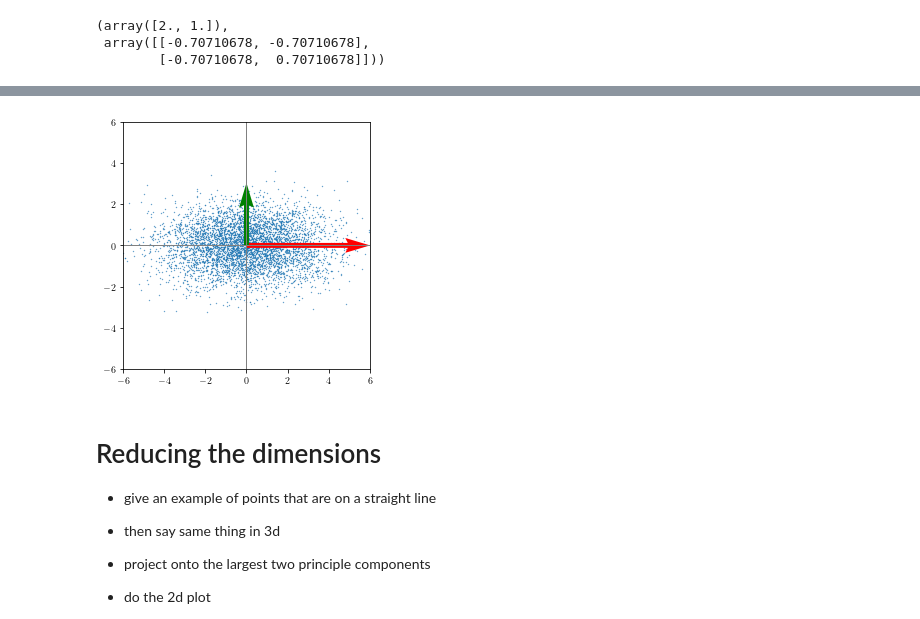
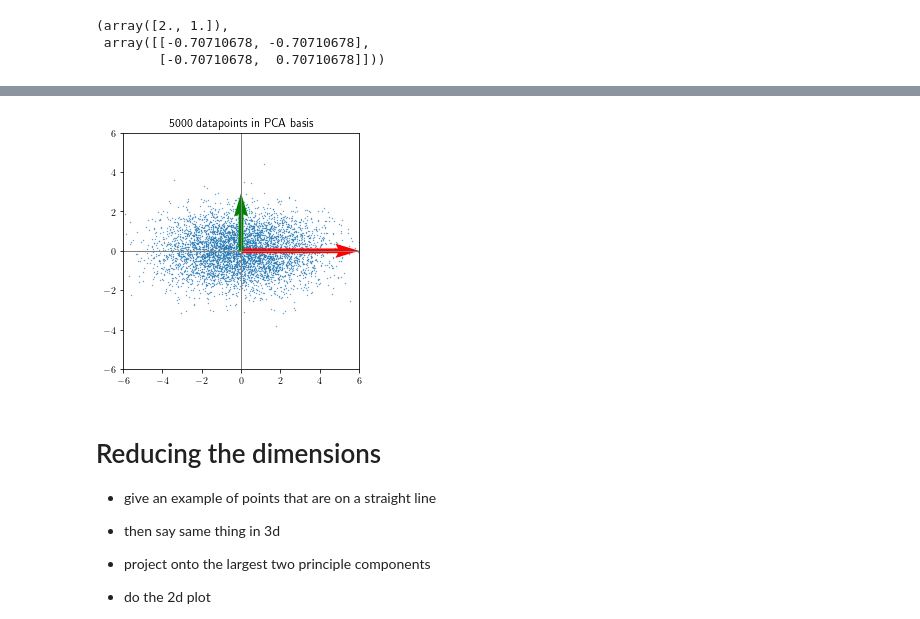
Before and after one commit to hws1302/pca-article, a Jupyter notebook: PCA.ipynb, the cells around one changed output, grey strips where cells are left out. Cells and saved outputs as stored; diff of their text form; code cells hidden in the pictures.

```diff
--- a/PCA.ipynb
+++ b/PCA.ipynb
@@ -167,21 +171,23 @@ plt.show()
 # %%
 # project the data into the principle component frame
 projected_data = (Vt @ data.T).T
 plt.scatter(projected_data[:,0], projected_data[:,1], s=0.1)
 
 # plot the principle component directions in the principle component basis (sanity check)
 origin = np.array([[0, 0],[0, 0]]) # origin point
 w = w/np.max(w)
 plt.quiver(*origin, w[0] * Vt @ Vt[0], w[1] * Vt @ Vt[1], color=['r','g'], scale=2, width=0.02)
 
 plt.axvline(c='grey', lw=1)
 plt.axhline(c='grey', lw=1)
 plt.xlim(-6,6)
 plt.ylim(-6,6)
 plt.gca().set_aspect('equal', adjustable='box')
+plt.title('5000 datapoints in PCA basis')
+# plt.savefig('pca_basis.png')
 plt.show()
 # %% [output]
-[figure, old version]
+[figure, new version]
 # %% [markdown]
 # Reducing the dimensions
 
```
Also changed, not shown: parts of 13 cells of this notebook, 4 other files.
